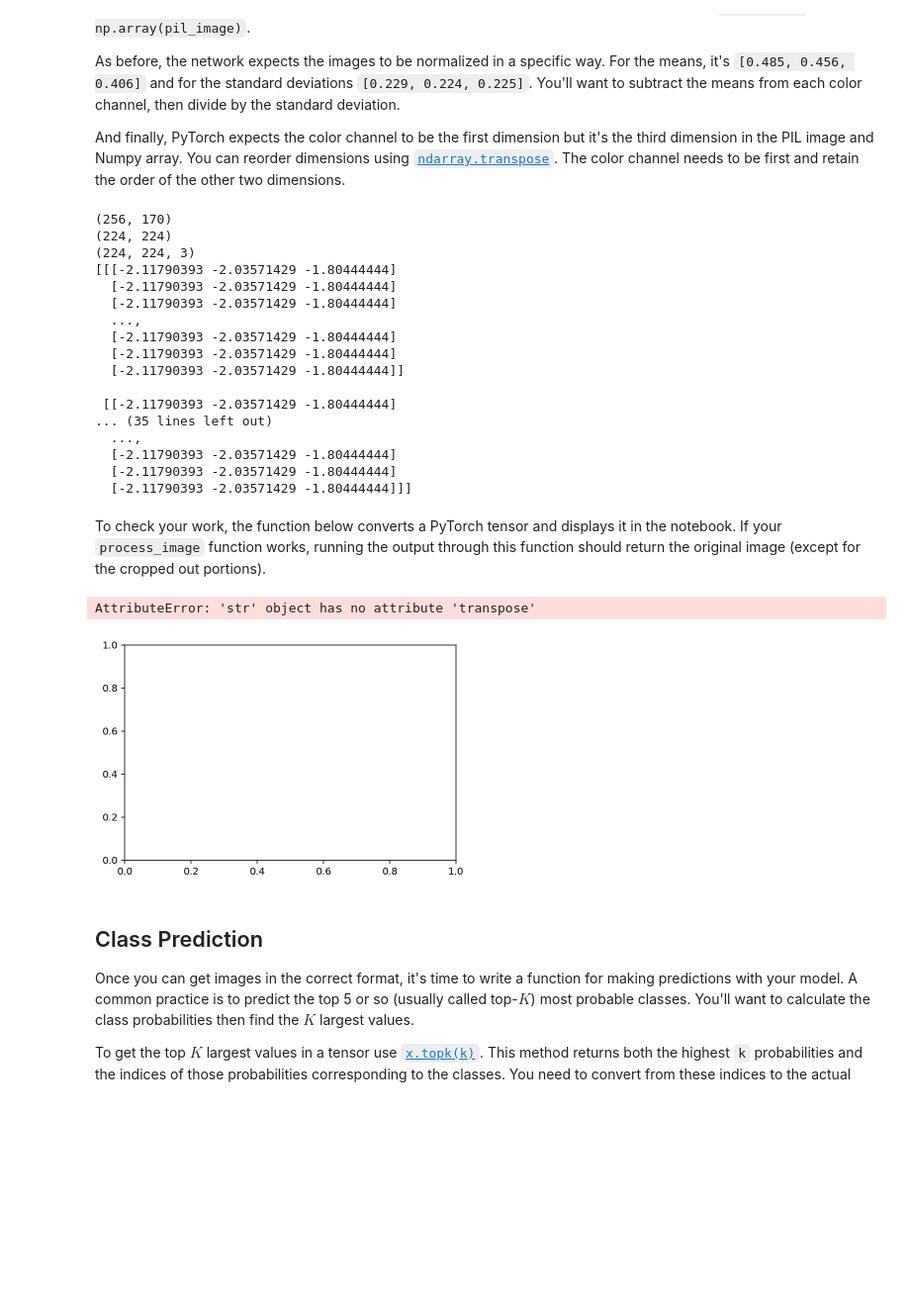
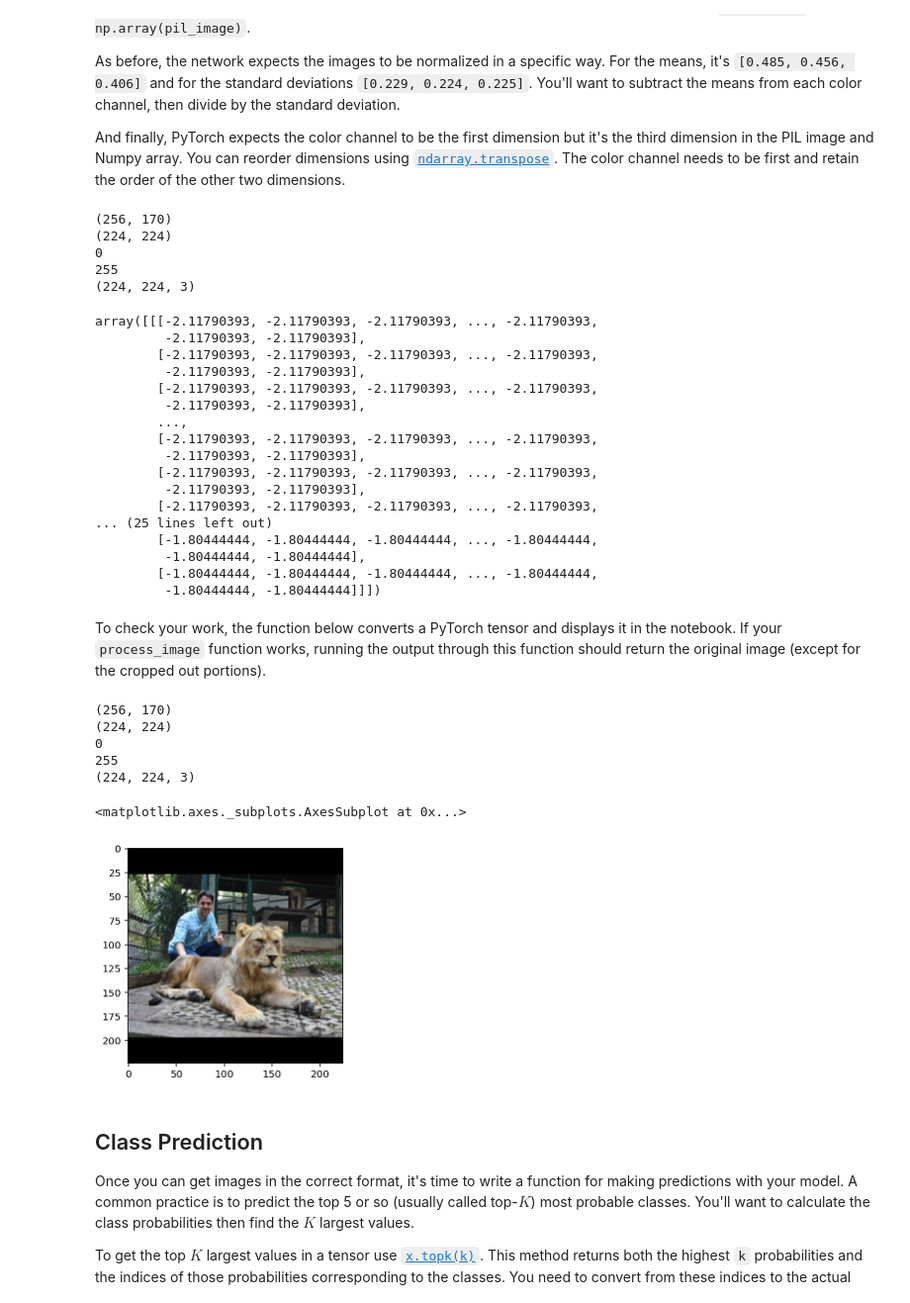
Before and after one commit to TamerKaratekin/aipnd-flower-classifier, a Jupyter notebook: Image Classifier Project.ipynb, the cells around one changed output. Shown at 99% size. Drawn from its saved outputs; the diff is of its cells as text; code cells hidden in the pictures; blank space fills up the shorter version.

Commit message:
problem with predict function and image dimensions
inference_example.png is 224x224x4 instead of 224x224x3

```diff
--- a/Image Classifier Project.ipynb
+++ b/Image Classifier Project.ipynb
@@ -375,65 +405,86 @@ def process_image(image):
     bottom = (height + new_height)/2
     im = im.crop((left, top, right, bottom))
     im.load()
+    im.show()
     print(im.size)
     np_image = np.array(im)
+    print(np_image.min())
+    print(np_image.max())
     print(np_image.shape)
+    np_image = np_image / 255
+    # print(np_image.min())
+    # print(np_image.max())
     #print(np_image)
     mean = np.array([0.485, 0.456, 0.406])
     std = np.array([0.229, 0.224, 0.225])
-    np_image = (np_image - mean) / std
-    print(np_image)
+    np_image = np.divide(np.subtract(np_image, mean), std)
+    # print(np_image)
+    # print(np_image.min())
+    # print(np_image.max())
 
-    np_image.transpose(2,0,1)
+    np_image = np_image.transpose(2,0,1)
+    # print(np_image.shape)
 
-    return
+    return np_image
 
 process_image('lion.JPG')
+#process_image('inference_example.png')
 # %% [output]
 (256, 170)
 (224, 224)
+0
+255
 (224, 224, 3)
-[[[-2.11790393 -2.03571429 -1.80444444]
-  [-2.11790393 -2.03571429 -1.80444444]
-  [-2.11790393 -2.03571429 -1.80444444]
-  ...,
-  [-2.11790393 -2.03571429 -1.80444444]
-  [-2.11790393 -2.03571429 -1.80444444]
-  [-2.11790393 -2.03571429 -1.80444444]]
-
- [[-2.11790393 -2.03571429 -1.80444444]
-... (35 lines left out)
-  ...,
-  [-2.11790393 -2.03571429 -1.80444444]
-  [-2.11790393 -2.03571429 -1.80444444]
-  [-2.11790393 -2.03571429 -1.80444444]]]
+array([[[-2.11790393, -2.11790393, -2.11790393, ..., -2.11790393,
+         -2.11790393, -2.11790393],
+        [-2.11790393, -2.11790393, -2.11790393, ..., -2.11790393,
+         -2.11790393, -2.11790393],
+        [-2.11790393, -2.11790393, -2.11790393, ..., -2.11790393,
+         -2.11790393, -2.11790393],
+        ...,
+        [-2.11790393, -2.11790393, -2.11790393, ..., -2.11790393,
+         -2.11790393, -2.11790393],
+        [-2.11790393, -2.11790393, -2.11790393, ..., -2.11790393,
+         -2.11790393, -2.11790393],
+        [-2.11790393, -2.11790393, -2.11790393, ..., -2.11790393,
+... (25 lines left out)
+        [-1.80444444, -1.80444444, -1.80444444, ..., -1.80444444,
+         -1.80444444, -1.80444444],
+        [-1.80444444, -1.80444444, -1.80444444, ..., -1.80444444,
+         -1.80444444, -1.80444444]]])
 # %% [markdown]
 To check your work, the function below converts a PyTorch tensor and displays it in the notebook. If your `process_image` function works, running the output through this function should return the original image (except for the cropped out portions).
 # %%
-def imshow(image, ax=None, title=None):
+def imshow(np_image, ax=None, title=None):
     if ax is None:
         fig, ax = plt.subplots()
 
     # PyTorch tensors assume the color channel is the first dimension
     # but matplotlib assumes is the third dimension
-    image = image.transpose((1, 2, 0))
+    image = np_image.transpose((1, 2, 0))
+    # print(image.shape)
 
     # Undo preprocessing
     mean = np.array([0.485, 0.456, 0.406])
     std = np.array([0.229, 0.224, 0.225])
     image = std * image + mean
 
     # Image needs to be clipped between 0 and 1 or it looks like noise when displayed
     image = np.clip(image, 0, 1)
 
     ax.imshow(image)
 
     return ax
 
-imshow('lion.JPG')
+imshow(process_image('lion.JPG'))
 # %% [output]
-AttributeError: 'str' object has no attribute 'transpose'
+(256, 170)
+(224, 224)
+0
+255
+(224, 224, 3)
+<matplotlib.axes._subplots.AxesSubplot at 0x...>
-[figure, old version]
+[figure, new version]
 # %% [markdown]
 ## Class Prediction
 
```
Also changed, not shown: parts of 9 cells of this notebook, 1 other file.
